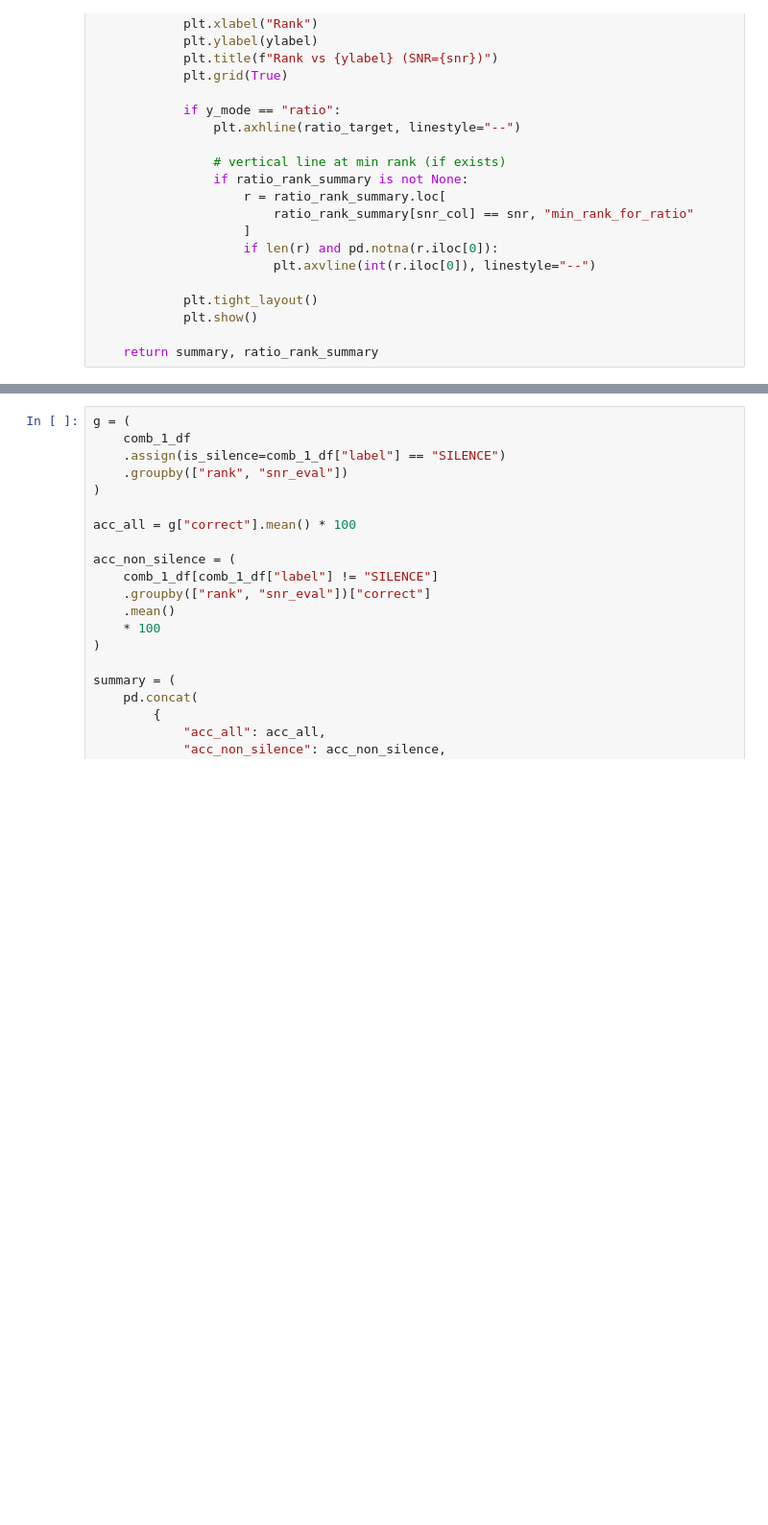
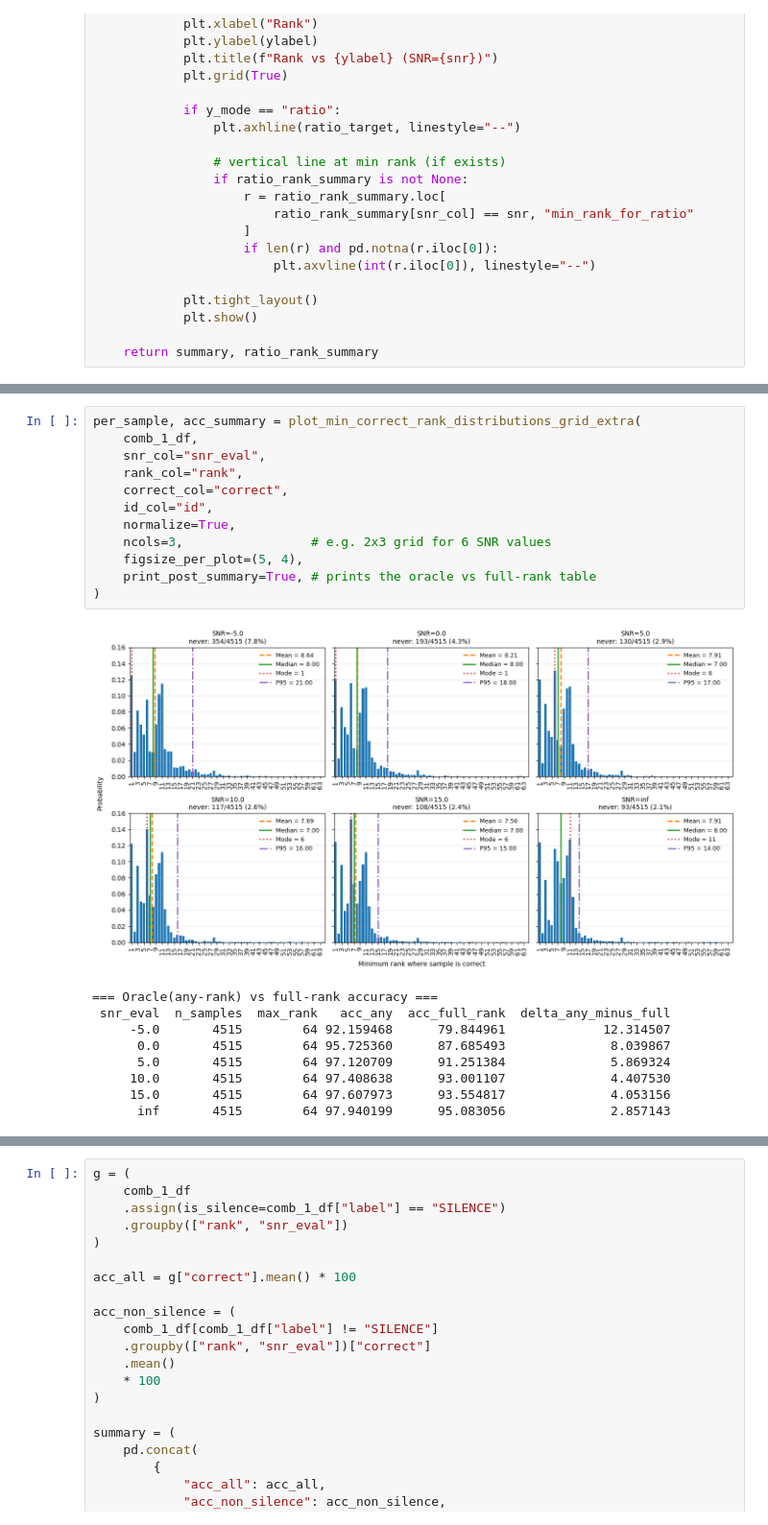
Before and after one commit to c-wejendorp/thesis, a Jupyter notebook: scripts/keyword_spotting/base_model_rank_sweep.ipynb, the cells around one changed output, grey strips where cells are left out. Shown at 96% size. Cells and saved outputs as stored; diff of their text form; blank space fills up the shorter version.

```diff
--- a/scripts/keyword_spotting/base_model_rank_sweep.ipynb
+++ b/scripts/keyword_spotting/base_model_rank_sweep.ipynb
@@ -631,0 +1007,22 @@ summary, ratio_tbl = plot_rank_vs_acc_per_snr(
+# %%
+per_sample, acc_summary = plot_min_correct_rank_distributions_grid_extra(
+    comb_1_df,
+    snr_col="snr_eval",
+    rank_col="rank",
+    correct_col="correct",
+    id_col="id",
+    normalize=True,
+    ncols=3,                 # e.g. 2x3 grid for 6 SNR values
+    figsize_per_plot=(5, 4),
+    print_post_summary=True, # prints the oracle vs full-rank table
+)
+# %% [output]
+[figure, added]
+=== Oracle(any-rank) vs full-rank accuracy ===
+ snr_eval  n_samples  max_rank   acc_any  acc_full_rank  delta_any_minus_full
+     -5.0       4515        64 92.159468      79.844961             12.314507
+      0.0       4515        64 95.725360      87.685493              8.039867
+      5.0       4515        64 97.120709      91.251384              5.869324
+     10.0       4515        64 97.408638      93.001107              4.407530
+     15.0       4515        64 97.607973      93.554817              4.053156
+      inf       4515        64 97.940199      95.083056              2.857143
```
Also changed, not shown: parts of 20 cells of this notebook, 4 other files.
